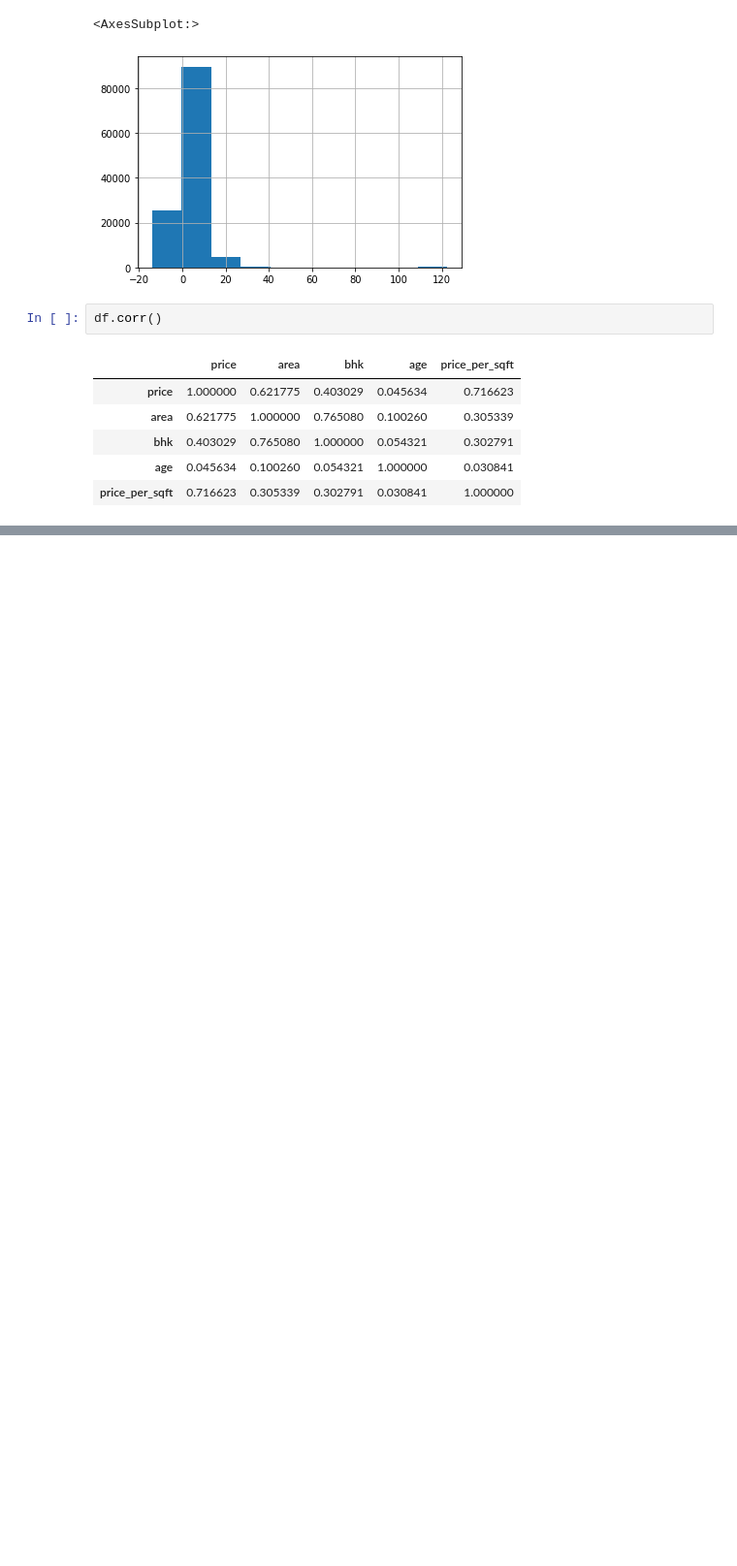
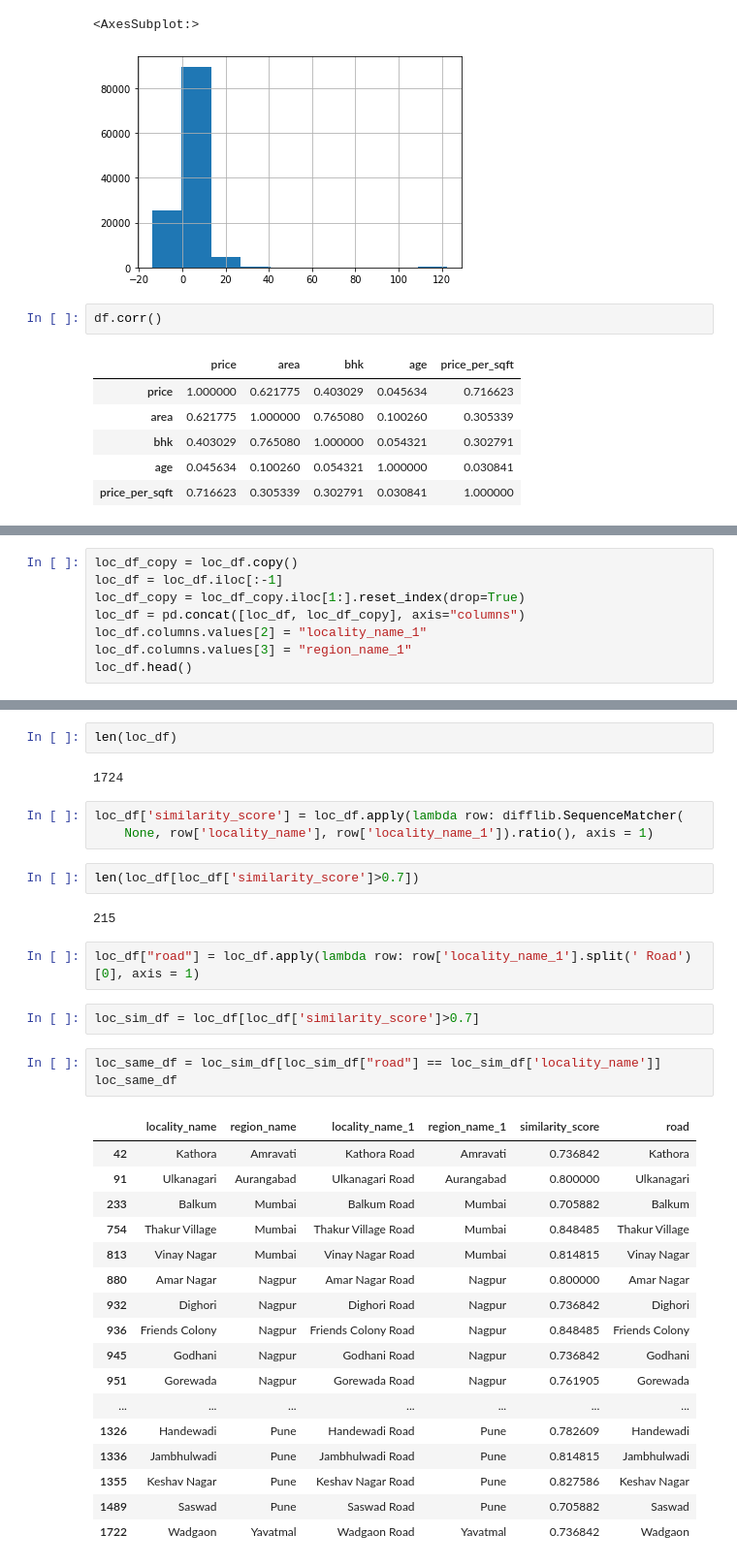
Before and after one commit to chait96/MyFiles, a Jupyter notebook: Analytics/Housing Prices/HousingPrices.ipynb, the cells around one changed output, grey strips where cells are left out. Shown at 97% size. Drawn from its saved outputs; the diff is of its cells as text; blank space fills up the shorter version.

```diff
--- a/Analytics/Housing Prices/HousingPrices.ipynb
+++ b/Analytics/Housing Prices/HousingPrices.ipynb
@@ -253,0 +177,8 @@ df.reindex(columns=['col3', 'col1', 'col2'])
+# %%
+loc_df_copy = loc_df.copy()
+loc_df = loc_df.iloc[:-1]
+loc_df_copy = loc_df_copy.iloc[1:].reset_index(drop=True)
+loc_df = pd.concat([loc_df, loc_df_copy], axis="columns")
+loc_df.columns.values[2] = "locality_name_1"
+loc_df.columns.values[3] = "region_name_1"
+loc_df.head()
@@ -253,0 +192,36 @@ df.reindex(columns=['col3', 'col1', 'col2'])
+# %%
+len(loc_df)
+# %% [output]
+1724
+# %%
+loc_df['similarity_score'] = loc_df.apply(lambda row: difflib.SequenceMatcher(
+    None, row['locality_name'], row['locality_name_1']).ratio(), axis = 1)
+# %%
+len(loc_df[loc_df['similarity_score']>0.7])
+# %% [output]
+215
+# %%
+loc_df["road"] = loc_df.apply(lambda row: row['locality_name_1'].split(' Road')[0], axis = 1)
+# %%
+loc_sim_df = loc_df[loc_df['similarity_score']>0.7]
+# %%
+loc_same_df = loc_sim_df[loc_sim_df["road"] == loc_sim_df['locality_name']]
+loc_same_df
+# %% [output]
+|  | locality_name | region_name | locality_name_1 | region_name_1 | similarity_score | road |
+| 42 | Kathora | Amravati | Kathora Road | Amravati | 0.736842 | Kathora |
+| 91 | Ulkanagari | Aurangabad | Ulkanagari Road | Aurangabad | 0.800000 | Ulkanagari |
+| 233 | Balkum | Mumbai | Balkum Road | Mumbai | 0.705882 | Balkum |
+| 754 | Thakur Village | Mumbai | Thakur Village Road | Mumbai | 0.848485 | Thakur Village |
+| 813 | Vinay Nagar | Mumbai | Vinay Nagar Road | Mumbai | 0.814815 | Vinay Nagar |
+| 880 | Amar Nagar | Nagpur | Amar Nagar Road | Nagpur | 0.800000 | Amar Nagar |
+| 932 | Dighori | Nagpur | Dighori Road | Nagpur | 0.736842 | Dighori |
+| 936 | Friends Colony | Nagpur | Friends Colony Road | Nagpur | 0.848485 | Friends Colony |
+| 945 | Godhani | Nagpur | Godhani Road | Nagpur | 0.736842 | Godhani |
+| 951 | Gorewada | Nagpur | Gorewada Road | Nagpur | 0.761905 | Gorewada |
+| ... | ... | ... | ... | ... | ... | ... |
+| 1326 | Handewadi | Pune | Handewadi Road | Pune | 0.782609 | Handewadi |
+| 1336 | Jambhulwadi | Pune | Jambhulwadi Road | Pune | 0.814815 | Jambhulwadi |
+| 1355 | Keshav Nagar | Pune | Keshav Nagar Road | Pune | 0.827586 | Keshav Nagar |
+| 1489 | Saswad | Pune | Saswad Road | Pune | 0.705882 | Saswad |
+| 1722 | Wadgaon | Yavatmal | Wadgaon Road | Yavatmal | 0.736842 | Wadgaon |
```
Also changed, not shown: parts of 24 cells of this notebook, 1 other file.
